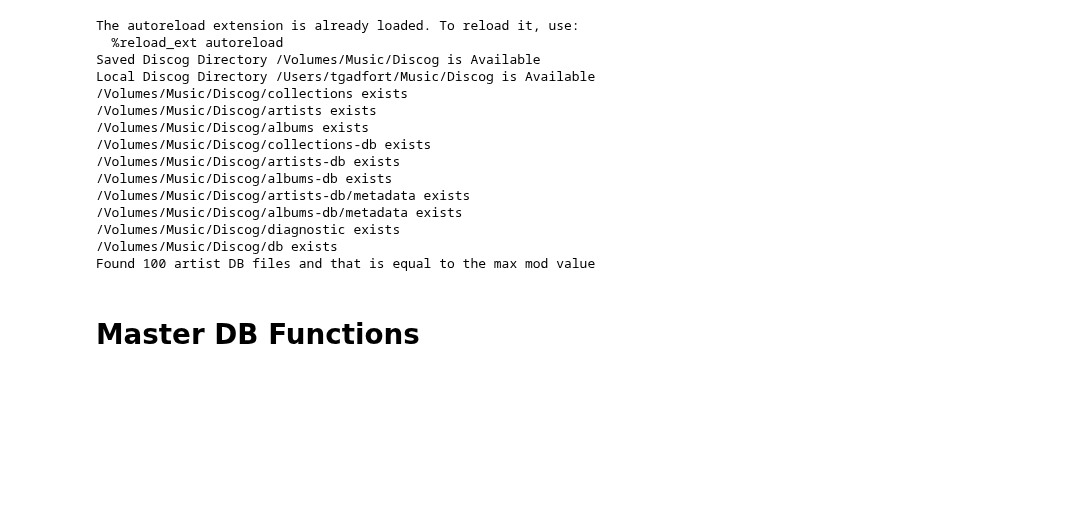
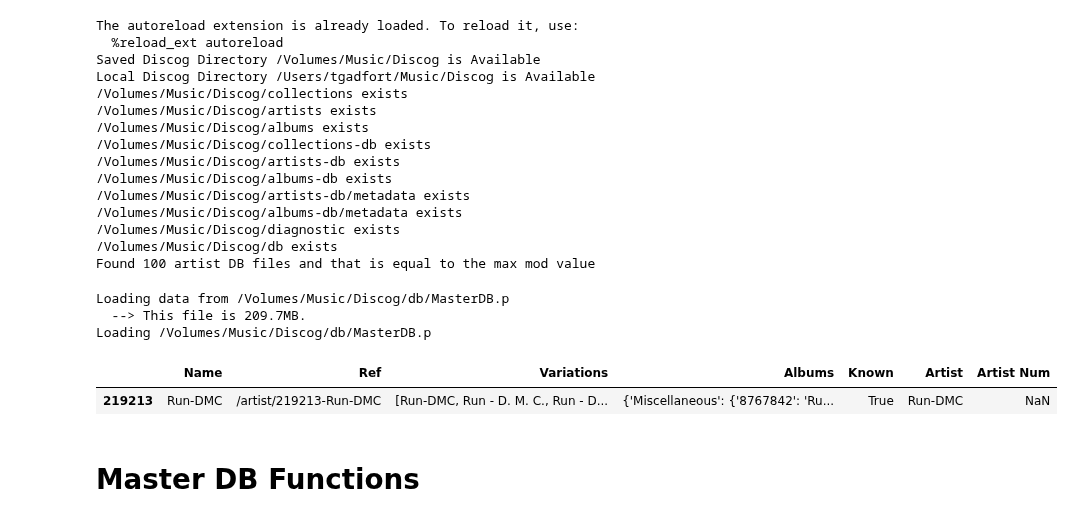
Before and after one commit to tgadf/discogs, a Jupyter notebook: Master DB.ipynb, the cells around one changed output. Cells and saved outputs as stored; diff of their text form; code cells hidden in the pictures; blank space fills up the shorter version.

```diff
--- a/Master DB.ipynb
+++ b/Master DB.ipynb
@@ -64,6 +62,19 @@ Local Discog Directory /Users/tgadfort/Music/Discog is Available
 /Volumes/Music/Discog/diagnostic exists
 /Volumes/Music/Discog/db exists
 Found 100 artist DB files and that is equal to the max mod value
+# %%
+discdf = disc.getMasterDiscogsDB()
+discdf = discdf[~discdf["Artist"].isna()]
+# %% [output]
+Loading data from /Volumes/Music/Discog/db/MasterDB.p
+  --> This file is 209.7MB.
+Loading /Volumes/Music/Discog/db/MasterDB.p
+# %%
+tmp = discdf[discdf['Artist'].str.contains("Run")]
+tmp[tmp['Artist'].str.contains("DMC")]
+# %% [output]
+|  | Name | Ref | Variations | Albums | Known | Artist | Artist Num |
+| 219213 | Run-DMC | /artist/219213-Run-DMC | [Run-DMC, Run - D. M. C., Run - D... | {'Miscellaneous': {'8767842': 'Ru... | True | Run-DMC | NaN |
 # %% [markdown]
 # Master DB Functions
 # %%
```
Also changed, not shown: parts of 3 cells of this notebook, 4 other files.
